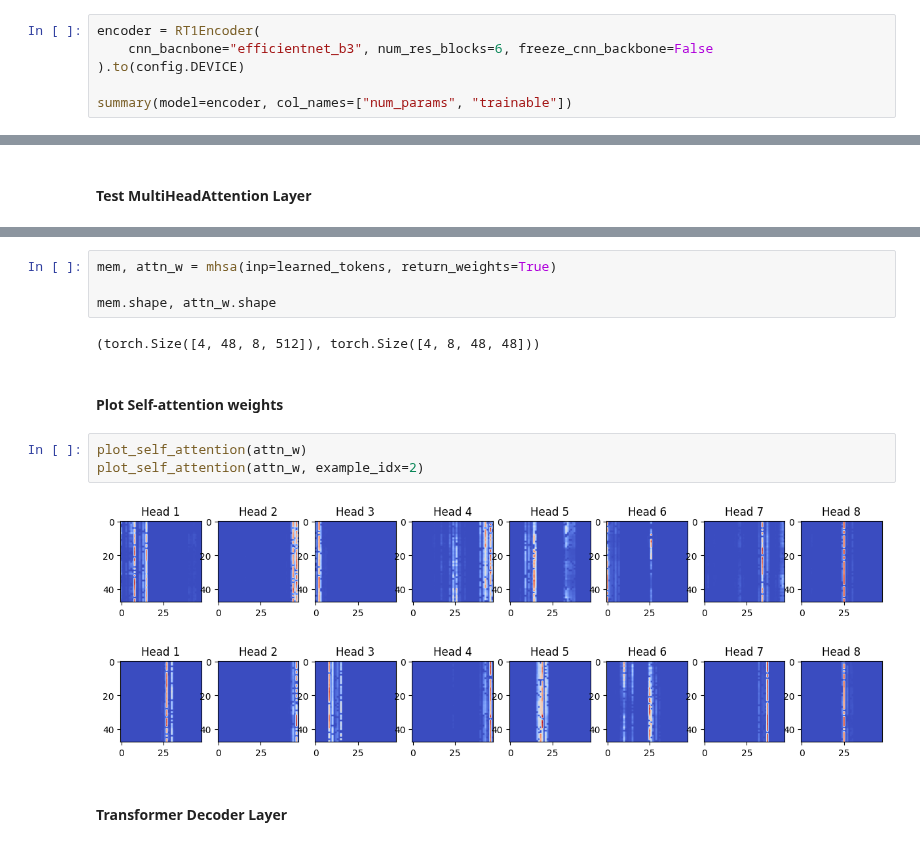
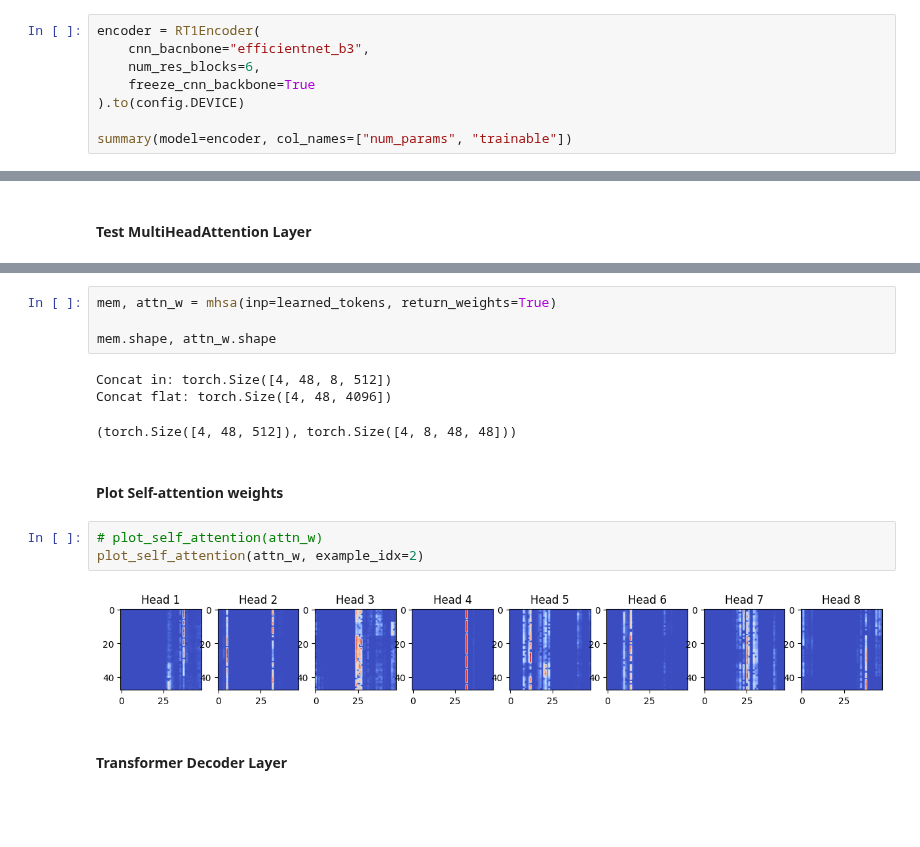
Before and after one commit to dric2018/smf_be, a Jupyter notebook: notebooks/Model.ipynb, the cells around one changed output, grey strips where cells are left out. Cells and saved outputs as stored; diff of their text form; blank space fills up the shorter version.

```diff
--- a/notebooks/Model.ipynb
+++ b/notebooks/Model.ipynb
@@ -217,7 +186,9 @@ torch.Size([8, 6, 512, 8])
 #### RT-1 Encoder
 # %%
 encoder = RT1Encoder(
-    cnn_bacnbone="efficientnet_b3", num_res_blocks=6, freeze_cnn_backbone=False
+    cnn_bacnbone="efficientnet_b3",
+    num_res_blocks=6,
+    freeze_cnn_backbone=True
 ).to(config.DEVICE)
 
 summary(model=encoder, col_names=["num_params", "trainable"])
@@ -503,15 +459,16 @@ mem, attn_w = mhsa(inp=learned_tokens, return_weights=True)
 
 mem.shape, attn_w.shape
 # %% [output]
-(torch.Size([4, 48, 8, 512]), torch.Size([4, 8, 48, 48]))
+Concat in: torch.Size([4, 48, 8, 512])
+Concat flat: torch.Size([4, 48, 4096])
+(torch.Size([4, 48, 512]), torch.Size([4, 8, 48, 48]))
 # %% [markdown]
 #### Plot Self-attention weights
 # %%
-plot_self_attention(attn_w)
+# plot_self_attention(attn_w)
 plot_self_attention(attn_w, example_idx=2)
 # %% [output]
-[figure, old version]
+[figure, new version]
-[figure, removed]
 # %% [markdown]
 #### Transformer Decoder Layer
 # %%
```
Also changed, not shown: parts of 35 cells of this notebook, 3 other files.
